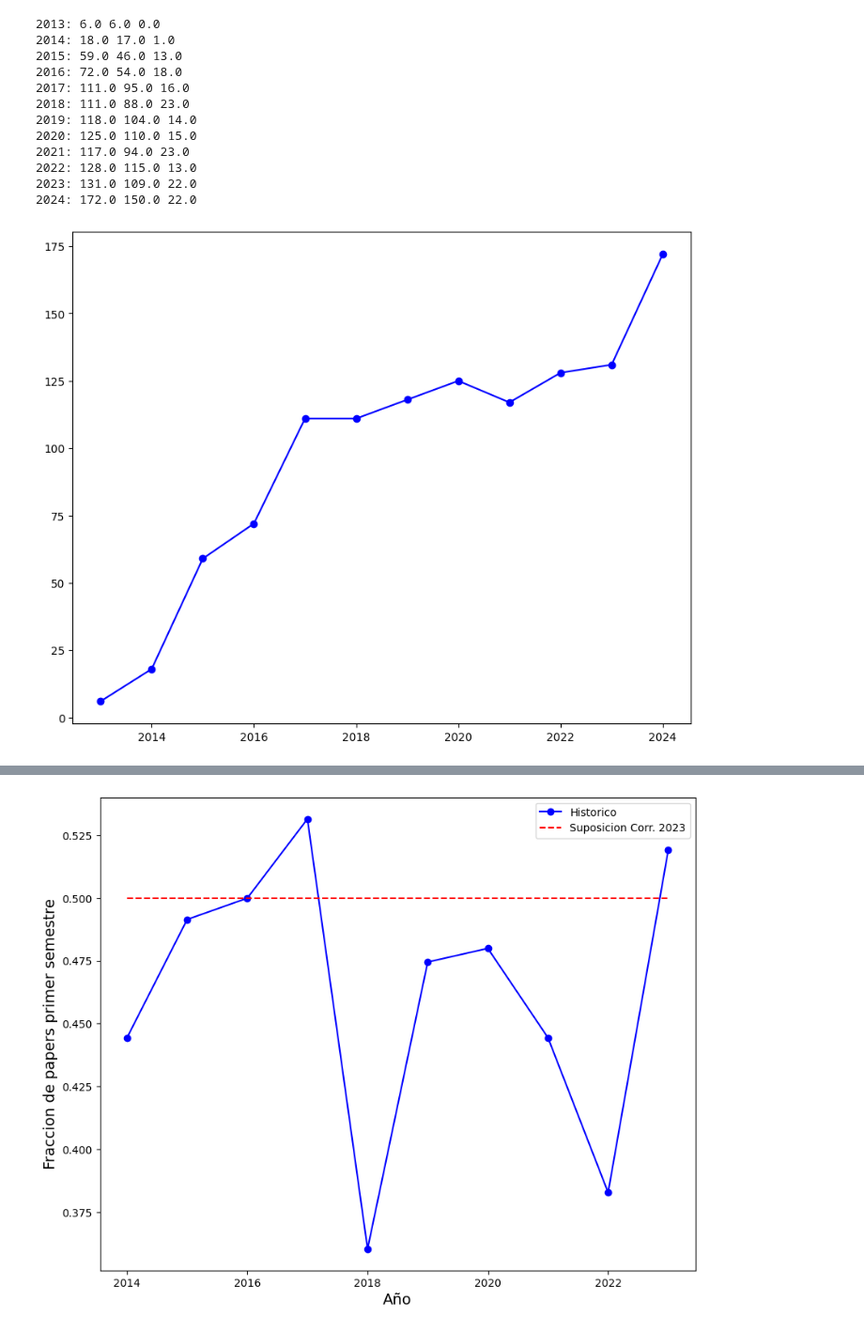
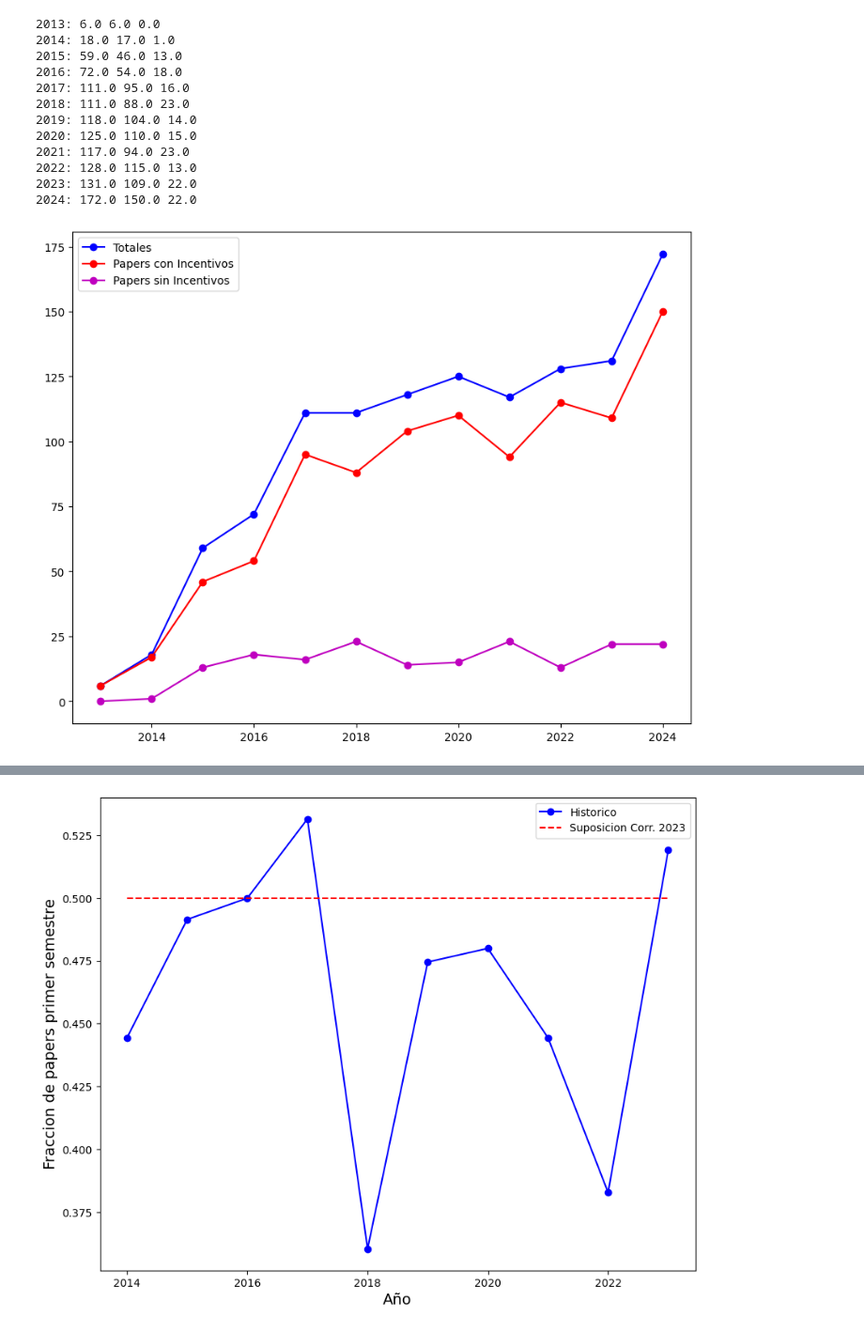
Before and after one commit to rjassef/IEA_papers, a Jupyter notebook: publications_recount.ipynb, the cells around one changed output, grey strips where cells are left out. Shown at 94% size. Drawn from its saved outputs; the diff is of its cells as text; code cells hidden in the pictures.

```diff
--- a/publications_recount.ipynb
+++ b/publications_recount.ipynb
@@ -117,7 +117,7 @@ def get_n_papers(ads_query_list, UDP_Astro_names, count_as_incentives=True, only
         first_author = proc_name(paper.author[k])
         if count_as_incentives:
             if re.search("portales", paper.aff[k], flags=re.IGNORECASE) and re.search("astro", paper.aff[k], flags=re.IGNORECASE) and first_author not in black_listed:
-                if count_as_incentives and first_author not in black_listed and (first_author in students or first_author in postdocs):
+                if count_as_incentives and not only_faculty and first_author not in black_listed and (first_author in students or first_author in postdocs):
                     if first_author not in n_papers:
                         n_papers[first_author] = 0.
                     n_papers[first_author] += 1.
@@ -379,10 +379,11 @@ for i, year in enumerate(years):
 2024: 172.0 (11.0)
 # %%
 #Calculate the number of papers for which there would be no incentivos.
-for year in years:
+np_inc = np.zeros(len(years))
+for i, year in enumerate(years):
     n_total =  np.sum(list(n_papers3[year].values()))
-    n_incentivos = np.sum(list(n_papers1[year].values()))
-    print("{}: {:.1f} {:.1f} {:.1f}".format(year, n_total, n_incentivos, n_total-n_incentivos))
+    np_inc[i] = np.sum(list(n_papers1[year].values()))
+    print("{}: {:.1f} {:.1f} {:.1f}".format(year, n_total, np_inc[i], n_total-np_inc[i]))
 # %% [output]
 2013: 6.0 6.0 0.0
 2014: 18.0 17.0 1.0
@@ -398,10 +399,13 @@ for year in years:
 2024: 172.0 150.0 22.0
 # %%
 fig, ax = plt.subplots(1, figsize=(10,8))
-ax.plot(years, ntp, '-bo')
+ax.plot(years, ntp, '-bo', label='Totales')
+ax.plot(years, np_inc, '-ro', label='Papers con Incentivos')
+ax.plot(years, ntp-np_inc, '-mo', label='Papers sin Incentivos')
+ax.legend()
 plt.show()
 # %% [output]
-[figure, old version]
+[figure, new version]
 # %%
 fig, ax = plt.subplots(1, figsize=(10,8))
 ax.plot(years, av_papers1, '-bo', label="Promedio Papers Faculty Incentivos")
```
Also changed, not shown: parts of 5 cells of this notebook.
